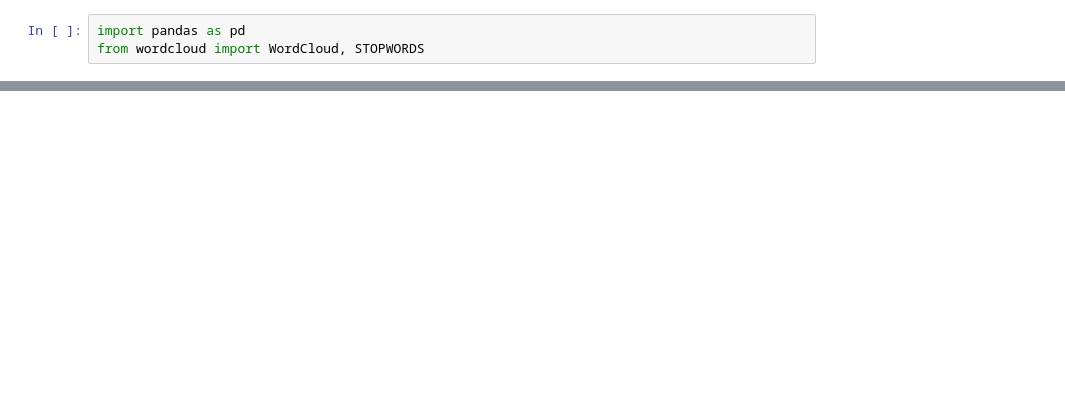
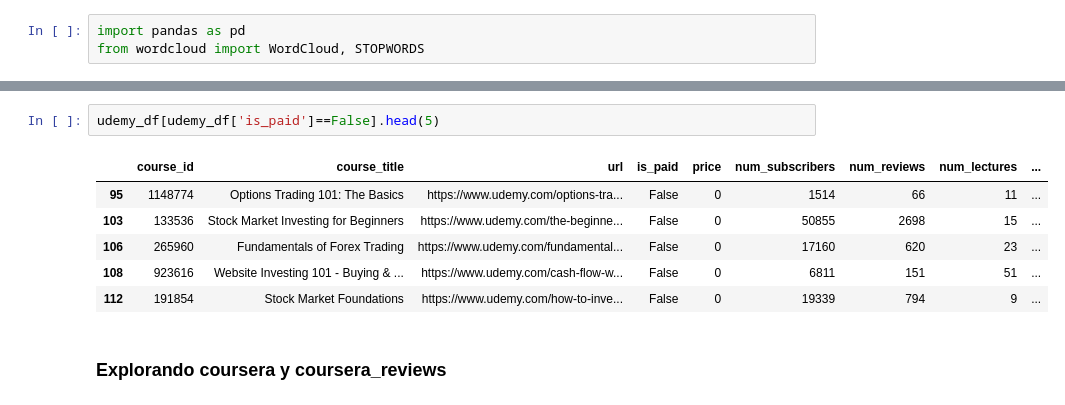
Before and after one commit to HugoGT/PI-02-Data-Analytics, a Jupyter notebook: EDA.ipynb, the cells around one changed output, grey strips where cells are left out. Drawn from its saved outputs; the diff is of its cells as text; blank space fills up the shorter version.

```diff
--- a/EDA.ipynb
+++ b/EDA.ipynb
@@ -9,0 +137,11 @@ edx_df = pd.read_csv('data/edx_courses.csv')
+# %%
+udemy_df[udemy_df['is_paid']==False].head(5)
+# %% [output]
+|  | course_id | course_title | url | is_paid | price | num_subscribers | num_reviews | num_lectures | ... |
+| 95 | 1148774 | Options Trading 101: The Basics | https://www.udemy.com/options-tra... | False | 0 | 1514 | 66 | 11 | ... |
+| 103 | 133536 | Stock Market Investing for Beginners | https://www.udemy.com/the-beginne... | False | 0 | 50855 | 2698 | 15 | ... |
+| 106 | 265960 | Fundamentals of Forex Trading | https://www.udemy.com/fundamental... | False | 0 | 17160 | 620 | 23 | ... |
+| 108 | 923616 | Website Investing 101 - Buying & ... | https://www.udemy.com/cash-flow-w... | False | 0 | 6811 | 151 | 51 | ... |
+| 112 | 191854 | Stock Market Foundations | https://www.udemy.com/how-to-inve... | False | 0 | 19339 | 794 | 9 | ... |
+# %% [markdown]
+### Explorando coursera y coursera_reviews
```
Also changed, not shown: parts of 38 cells of this notebook.
